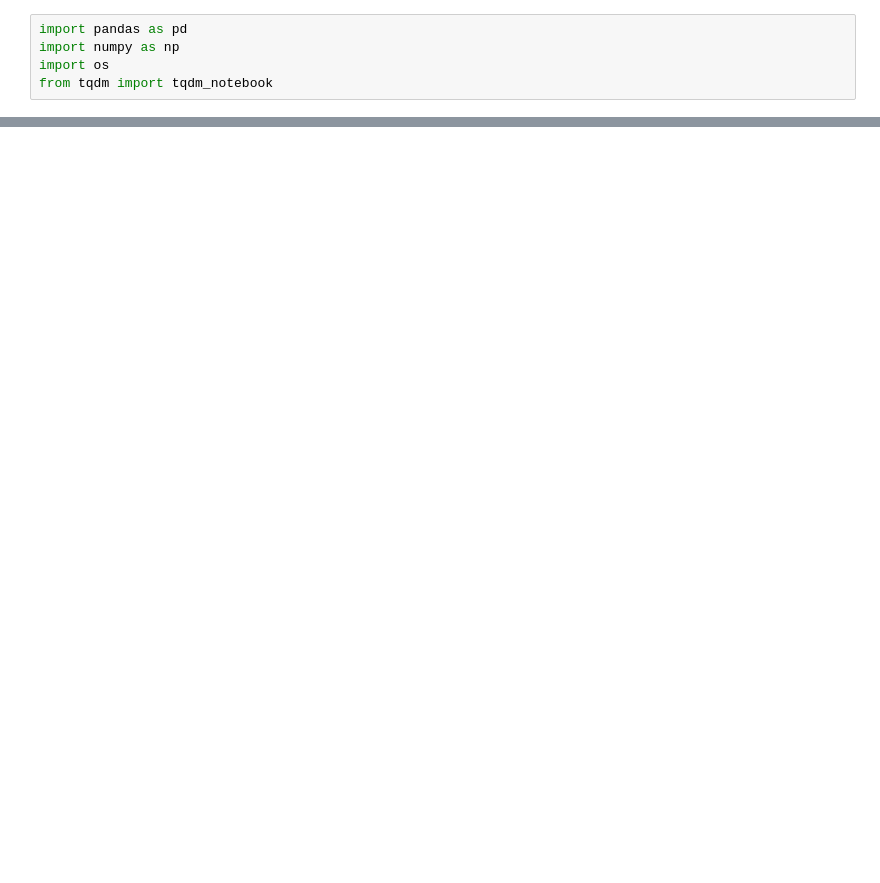
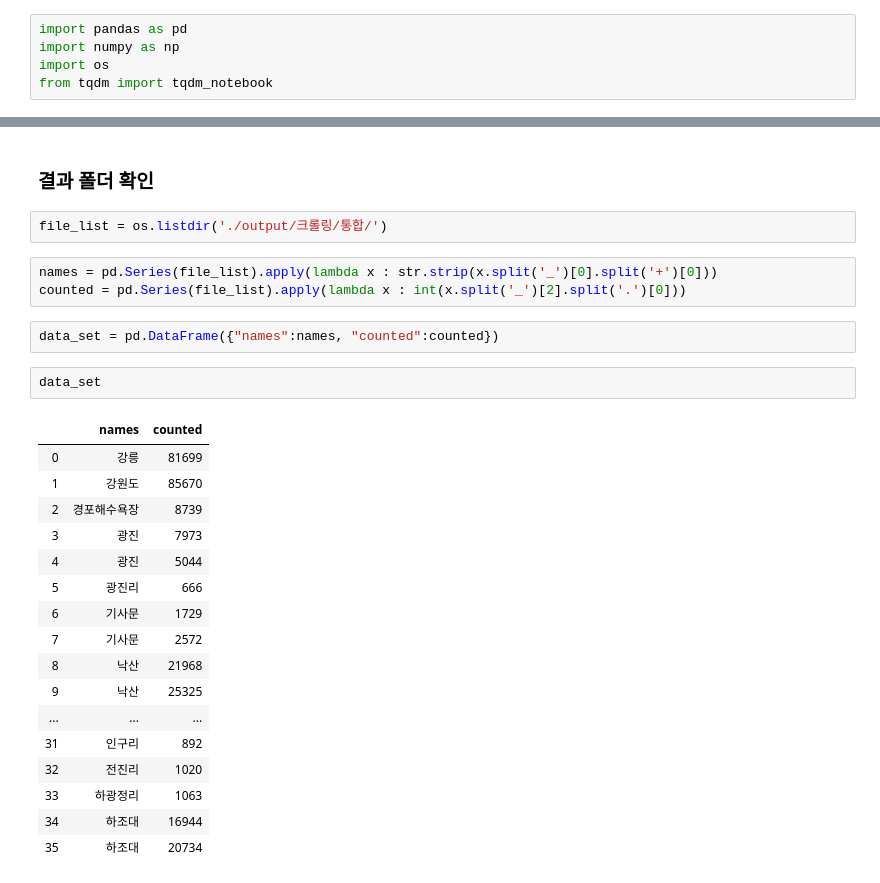
Before and after one commit to starlidust/blogcrawling, a Jupyter notebook: 분할 2단계 크롤링 머지.ipynb, the cells around one changed output, grey strips where cells are left out. Drawn from its saved outputs; the diff is of its cells as text; blank space fills up the shorter version.

```diff
--- a/분할 2단계 크롤링 머지.ipynb
+++ b/분할 2단계 크롤링 머지.ipynb
@@ -53,0 +54,29 @@ Please use `tqdm.notebook.tqdm` instead of `tqdm.tqdm_notebook`
+# %% [markdown]
+### 결과 폴더 확인
+# %%
+file_list = os.listdir('./output/크롤링/통합/')
+# %%
+names = pd.Series(file_list).apply(lambda x : str.strip(x.split('_')[0].split('+')[0]))
+counted = pd.Series(file_list).apply(lambda x : int(x.split('_')[2].split('.')[0]))
+# %%
+data_set = pd.DataFrame({"names":names, "counted":counted})
+# %%
+data_set
+# %% [output]
+|  | names | counted |
+| 0 | 강릉 | 81699 |
+| 1 | 강원도 | 85670 |
+| 2 | 경포해수욕장 | 8739 |
+| 3 | 광진 | 7973 |
+| 4 | 광진 | 5044 |
+| 5 | 광진리 | 666 |
+| 6 | 기사문 | 1729 |
+| 7 | 기사문 | 2572 |
+| 8 | 낙산 | 21968 |
+| 9 | 낙산 | 25325 |
+| ... | ... | ... |
+| 31 | 인구리 | 892 |
+| 32 | 전진리 | 1020 |
+| 33 | 하광정리 | 1063 |
+| 34 | 하조대 | 16944 |
+| 35 | 하조대 | 20734 |
```
Also changed, not shown: parts of 2 cells of this notebook, 29 other files.
